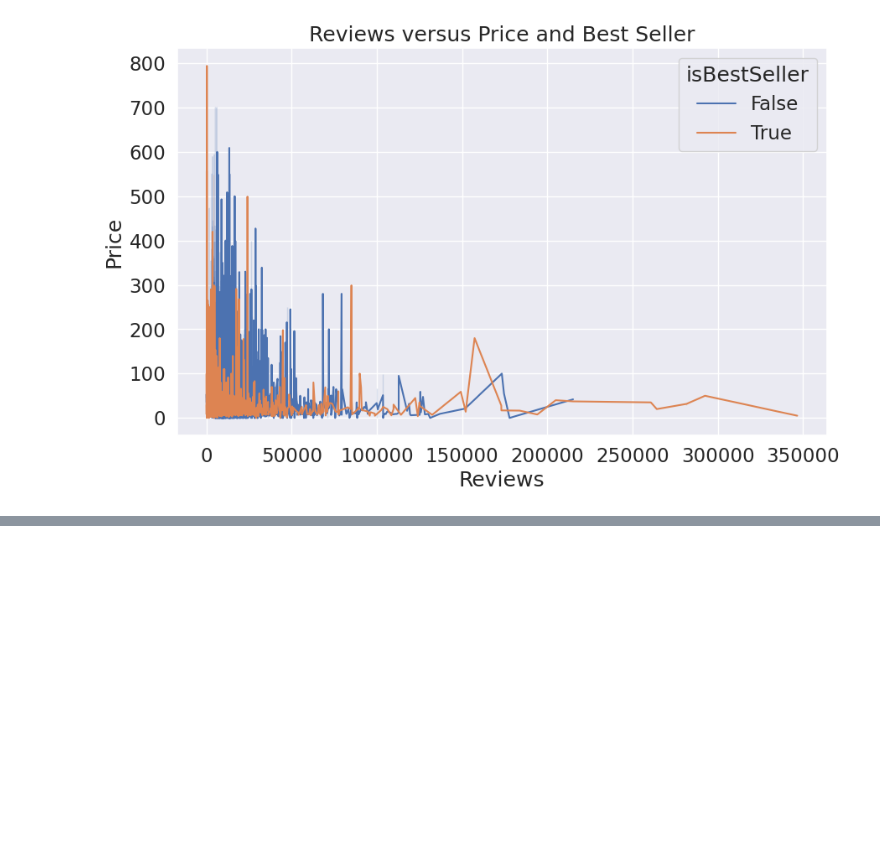
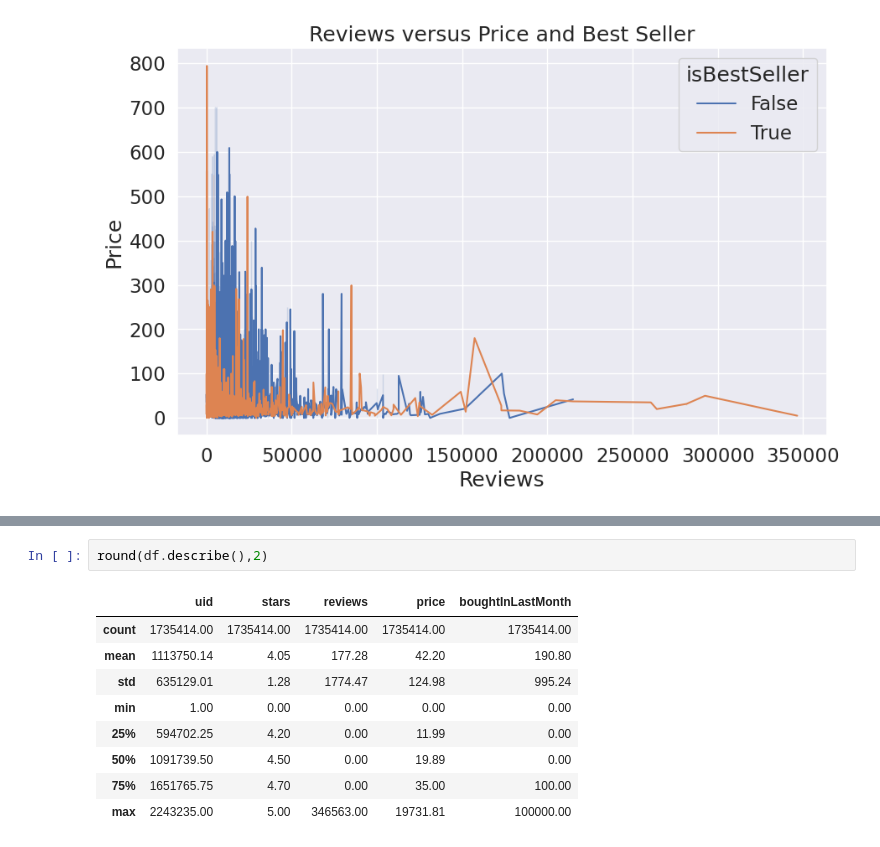
Before and after one commit to andrepgalhardo/Projetcs, a Jupyter notebook: Amazon.ipynb, the cells around one changed output, grey strips where cells are left out. Drawn from its saved outputs; the diff is of its cells as text; blank space fills up the shorter version.

```diff
--- a/Amazon.ipynb
+++ b/Amazon.ipynb
@@ -219,0 +210,12 @@ sns.
+# %%
+round(df.describe(),2)
+# %% [output]
+|  | uid | stars | reviews | price | boughtInLastMonth |
+| count | 1735414.00 | 1735414.00 | 1735414.00 | 1735414.00 | 1735414.00 |
+| mean | 1113750.14 | 4.05 | 177.28 | 42.20 | 190.80 |
+| std | 635129.01 | 1.28 | 1774.47 | 124.98 | 995.24 |
+| min | 1.00 | 0.00 | 0.00 | 0.00 | 0.00 |
+| 25% | 594702.25 | 4.20 | 0.00 | 11.99 | 0.00 |
+| 50% | 1091739.50 | 4.50 | 0.00 | 19.89 | 0.00 |
+| 75% | 1651765.75 | 4.70 | 0.00 | 35.00 | 100.00 |
+| max | 2243235.00 | 5.00 | 346563.00 | 19731.81 | 100000.00 |
```
Also changed, not shown: parts of 26 cells of this notebook.
